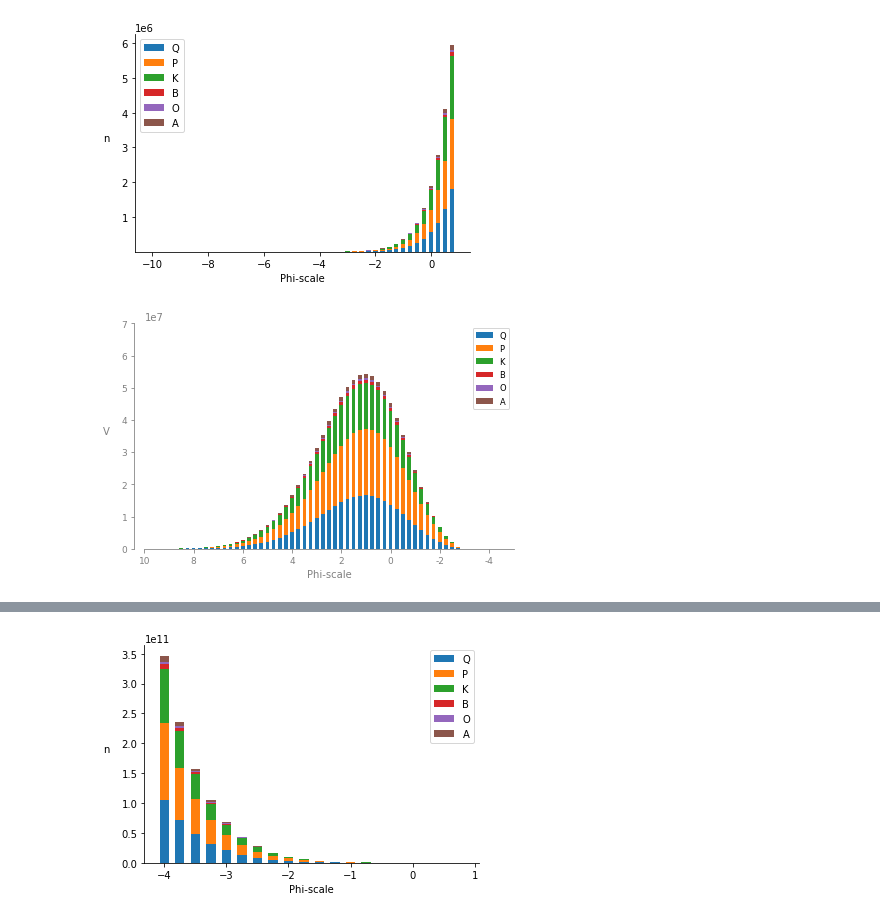
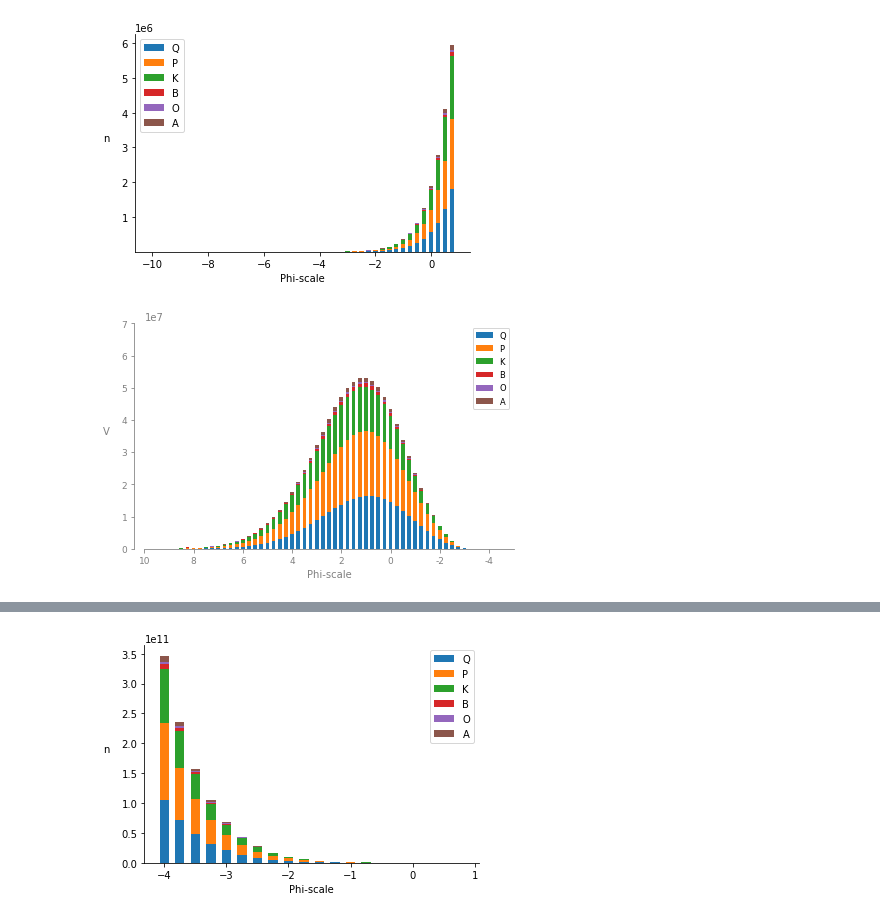
Before and after one commit to Complexio/sedgen, a Jupyter notebook: notebooks/SedGen_examples.ipynb, the cells around one changed output, grey strips where cells are left out. Drawn from its saved outputs; the diff is of its cells as text; code cells hidden in the pictures.

```diff
--- a/notebooks/SedGen_examples.ipynb
+++ b/notebooks/SedGen_examples.ipynb
@@ -354,7 +382,7 @@ plt.show();
 fig, ax = plt.subplots()
 
 for d in range(0, 1500, 25):
-    heights = np.sum(sedgen_CA_NS_mech.mcg[0, :, d:d+25] * sedgen_CA_NS_mech2.volume_bins_medians_matrix[0, :, d:d+25], axis=1)
+    heights = np.sum(sedgen_CA_NS_mech.mcg[0, :, d:d+25] * sedgen_CA_NS_mech.volume_bins_medians_matrix[0, :, d:d+25], axis=1)
     for m in range(6):
         if d == 600:
             ax.bar(np.log2(sedgen_CA_NS_mech.size_bins[d]), height=heights[m], width=0.15, bottom=np.sum(heights[:m]), label=minerals[m], color=sns.color_palette()[m])
@@ -367,32 +395,32 @@ ax.spines['left'].set_color('grey')
 ax.spines['bottom'].set_color('grey')
 
 ax.set_xlim(-10, 5)
 ax.set_ylim(0, 7e7)
 
 ax.spines['bottom'].set_bounds(-10, 5)
 ax.spines['left'].set_bounds(0, 7e7)
 
 ax.spines['left'].set_position(('outward', 10))
 
 # Set general tick parameters
 ax.tick_params(axis='both',
                direction='out',
                colors='grey',
                labelsize=9)
 
 ax.set_xlabel("Phi-scale", color='grey')
 ax.set_ylabel("V", rotation=0, labelpad=15, color='grey')
 
 ax.set_xticklabels(list(range(10, -6, -2)))
 
 # Set facecolor of figure
 plt.gcf().set_facecolor('white')
 
 sns.despine()
 
 plt.legend(fontsize='small')
 plt.tight_layout()
-plt.savefig("_FIGURES/barplot_volume_mcg_mech_CA-NS.pdf")
+# plt.savefig("_FIGURES/barplot_volume_mcg_mech_CA-NS.pdf")
 plt.show();
 # %% [output]
-[figure, old version]
+[figure, new version]
```
Also changed, not shown: parts of 7 cells of this notebook, 6 other files.
